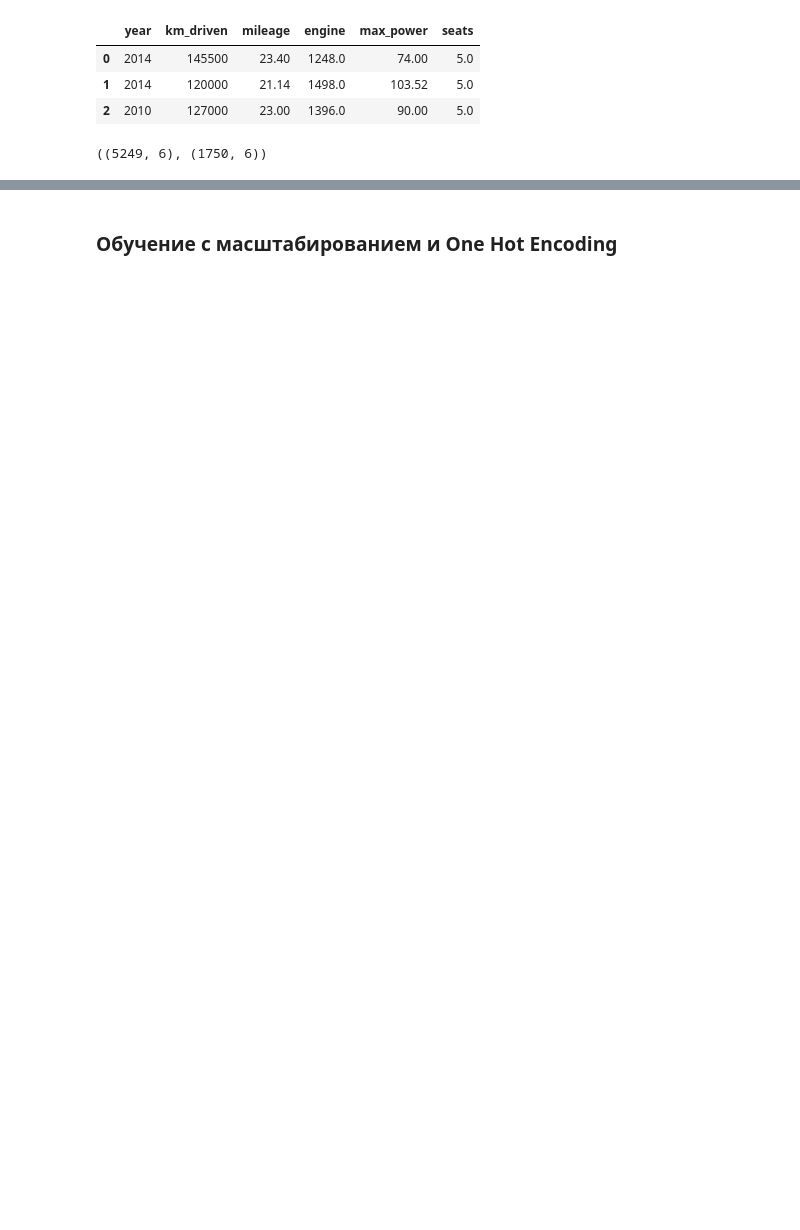
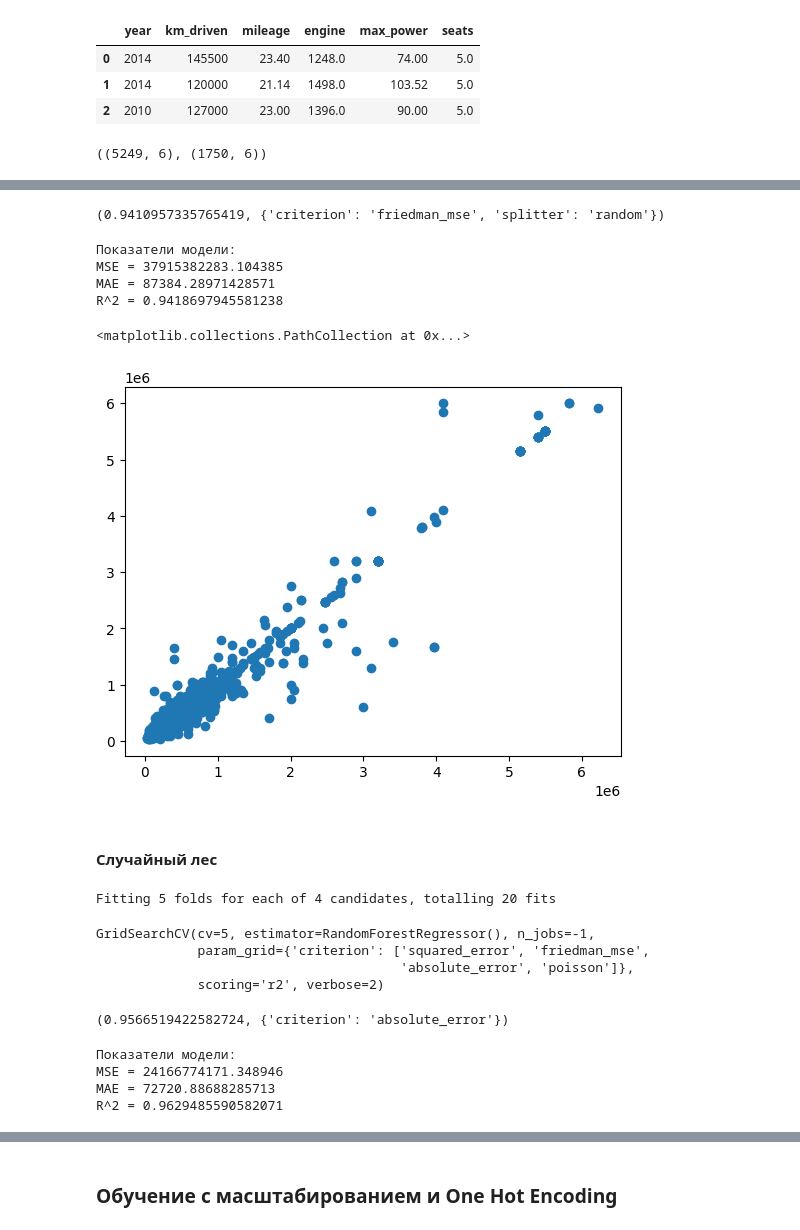
Before and after one commit to MarkLukyanov/car_price_pred, a Jupyter notebook: EDA_cars.ipynb, the cells around one changed output, grey strips where cells are left out. Cells and saved outputs as stored; diff of their text form; code cells hidden in the pictures; blank space fills up the shorter version.

```diff
--- a/EDA_cars.ipynb
+++ b/EDA_cars.ipynb
@@ -364,0 +471,12 @@ with open('modelllllllll.pickle', 'wb') as f:
+# %%
+from sklearn.model_selection import GridSearchCV
+from sklearn.tree import DecisionTreeRegressor
+
+model = DecisionTreeRegressor()
+
+params = {'criterion' : ['squared_error', 'friedman_mse', 'absolute_error', 'poisson'],
+          'splitter' : ['best', 'random']
+          }
+
+gs_dt = GridSearchCV(model, params, scoring='r2', cv=5, n_jobs=-1, verbose=2)
+gs_dt.fit(X_train, y_train)
@@ -364,0 +490,47 @@ with open('modelllllllll.pickle', 'wb') as f:
+# %%
+gs_dt.best_score_, gs_dt.best_params_
+# %% [output]
+(0.9410957335765419, {'criterion': 'friedman_mse', 'splitter': 'random'})
+# %%
+pred_dt = gs_dt.best_estimator_.predict(X_test)
+# %%
+# Посмотрим на показатели MAE, MAPE и R^2
+from sklearn.metrics import r2_score, mean_squared_error, mean_absolute_error
+
+print("Показатели модели:")
+print("MSE =", mean_squared_error(y_test, pred_dt)) # наилучшее - 0.0
+print("MAE =", mean_absolute_error(y_test, pred_dt)) # наилучшее - 0.0
+print("R^2 =", r2_score(y_test, pred_dt)) # наилучшее - 1.0
+# %% [output]
+Показатели модели:
+MSE = 37915382283.104385
+MAE = 87384.28971428571
+R^2 = 0.9418697945581238
+# %%
+plt.scatter(pred_dt, y_test)
+# %% [output]
+<matplotlib.collections.PathCollection at 0x...>
+[figure, added]
+# %% [markdown]
+#### Случайный лес
+# %%
+from sklearn.model_selection import GridSearchCV
+from sklearn.ensemble import RandomForestRegressor
+
+model = RandomForestRegressor()
+
+params = {'criterion' : ['squared_error', 'friedman_mse', 'absolute_error', 'poisson']
+          }
+
+gs_rf = GridSearchCV(model, params, scoring='r2', cv=5, n_jobs=-1, verbose=2)
+gs_rf.fit(X_train, y_train)
+# %% [output]
+Fitting 5 folds for each of 4 candidates, totalling 20 fits
+GridSearchCV(cv=5, estimator=RandomForestRegressor(), n_jobs=-1,
+             param_grid={'criterion': ['squared_error', 'friedman_mse',
+                                       'absolute_error', 'poisson']},
+             scoring='r2', verbose=2)
+# %%
+gs_rf.best_score_, gs_rf.best_params_
+# %% [output]
+(0.9566519422582724, {'criterion': 'absolute_error'})
@@ -364,0 +539,13 @@ with open('modelllllllll.pickle', 'wb') as f:
+# %%
+# Посмотрим на показатели MAE, MAPE и R^2
+from sklearn.metrics import r2_score, mean_squared_error, mean_absolute_error
+
+print("Показатели модели:")
+print("MSE =", mean_squared_error(y_test, pred_rf)) # наилучшее - 0.0
+print("MAE =", mean_absolute_error(y_test, pred_rf)) # наилучшее - 0.0
+print("R^2 =", r2_score(y_test, pred_rf)) # наилучшее - 1.0
+# %% [output]
+Показатели модели:
+MSE = 24166774171.348946
+MAE = 72720.88688285713
+R^2 = 0.9629485590582071
```
Also changed, not shown: parts of 65 cells of this notebook.
